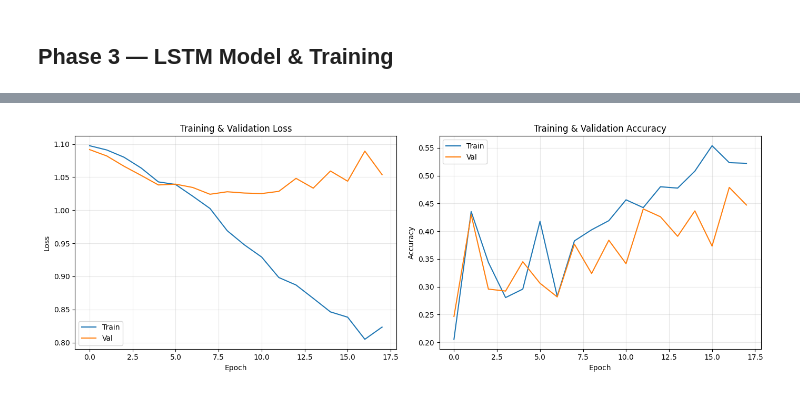
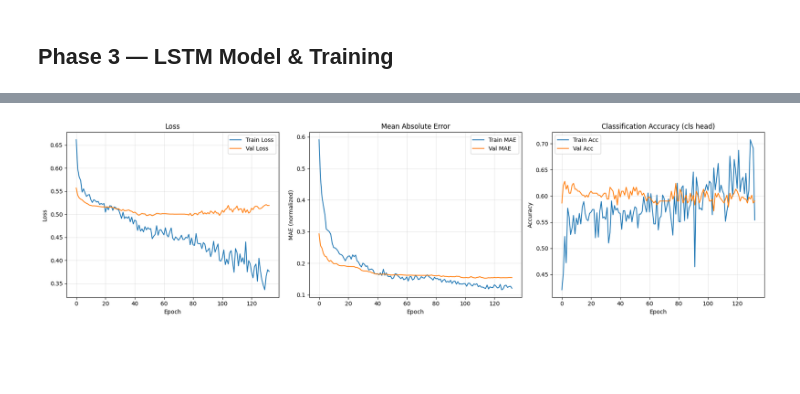
Before and after one commit to jonashansen886-cyber/Gentrification_model_Copenhagen, a Jupyter notebook: notebooks/13_LSTM_test.ipynb, the cells around one changed output, grey strips where cells are left out. Cells and saved outputs as stored; diff of their text form; code cells hidden in the pictures; blank space fills up the shorter version.

```diff
--- a/notebooks/13_LSTM_test.ipynb
+++ b/notebooks/13_LSTM_test.ipynb
@@ -35,7 +35,8 @@ warnings.filterwarnings("ignore", category=FutureWarning)
 
 # ── Paths (relative from notebooks/) ──
 CVR_GEO_PATH       = Path("../data/processed/cvr/CVR_geo_temporal.geojson")
-CLUSTER_SHP_PATH   = Path("../data/raw/neighborhood_shapefile/Nabolag_cph_fre_new.shp")
+#CLUSTER_SHP_PATH   = Path("../data/raw/neighborhood_shapefile/Nabolag_cph_fre_new.shp")
+CLUSTER_SHP_PATH   = Path("../data/raw/nabolag_u_indre_shapefile/nabolag_u_indre.shp") # change between different clister setup
 STA_DATA_PATH      = Path("../data/interim/STA_data.csv")
 PARQUET_OUT_PATH   = Path("../data/processed/cvr/cvr_cluster_temporal_counts.parquet")
 MODEL_OUT_PATH     = Path("../results/models/lstm_gentrification.pt")
@@ -91,9 +92,9 @@ before = len(cvr_gdf)
 cvr_gdf = cvr_gdf[cvr_gdf.geometry.notna()].copy()
 print(f"Dropped {before - len(cvr_gdf):,} rows with null geometry → {len(cvr_gdf):,} remaining")
 
-# Extract 2-digit NACE prefix
-cvr_gdf["nace2"] = cvr_gdf["branche_kode"].astype(str).str[:2]
-print(f"Unique 2-digit NACE codes: {cvr_gdf['nace2'].nunique()}")
+# Use full 6-digit DB25 code (branche_kode) instead of 2-digit prefix
+cvr_gdf["db25"] = cvr_gdf["branche_kode"].astype(str).str.strip()
+print(f"Unique 6-digit DB25 codes: {cvr_gdf['db25'].nunique()}")
 cvr_gdf.head(3)
 # %% [output]
 Loading CVR_geo_temporal.geojson ...
@@ -564,25 +846,33 @@ Best val loss: 1.0242
 # %%
 # Cell 13: Training curves
-fig, (ax1, ax2) = plt.subplots(1, 2, figsize=(14, 5))
+fig, axes = plt.subplots(1, 3, figsize=(18, 5))
 
-ax1.plot(train_losses, label="Train")
-ax1.plot(val_losses, label="Val")
-ax1.set_xlabel("Epoch")
-ax1.set_ylabel("Loss")
-ax1.set_title("Training & Validation Loss")
-ax1.legend()
-ax1.grid(True, alpha=0.3)
+axes[0].plot(train_losses, label="Train Loss")
+axes[0].plot(val_losses, label="Val Loss")
+axes[0].set_xlabel("Epoch")
+axes[0].set_ylabel("Loss")
+axes[0].set_title("Loss")
+axes[0].legend()
+axes[0].grid(True, alpha=0.3)
 
-ax2.plot(train_accs, label="Train")
-ax2.plot(val_accs, label="Val")
-ax2.set_xlabel("Epoch")
-ax2.set_ylabel("Accuracy")
-ax2.set_title("Training & Validation Accuracy")
-ax2.legend()
-ax2.grid(True, alpha=0.3)
+axes[1].plot(train_maes, label="Train MAE")
+axes[1].plot(val_maes, label="Val MAE")
+axes[1].set_xlabel("Epoch")
+axes[1].set_ylabel("MAE (normalized)")
+axes[1].set_title("Mean Absolute Error")
+axes[1].legend()
+axes[1].grid(True, alpha=0.3)
+
+axes[2].plot(train_accs, label="Train Acc")
+axes[2].plot(val_accs, label="Val Acc")
+axes[2].set_xlabel("Epoch")
+axes[2].set_ylabel("Accuracy")
+axes[2].set_title("Classification Accuracy (cls head)")
+axes[2].legend()
+axes[2].grid(True, alpha=0.3)
 
 plt.tight_layout()
 plt.show()
 # %% [output]
-[figure, old version]
+[figure, new version]
 # %%
```
Also changed, not shown: parts of 15 cells of this notebook, 13 other files.
